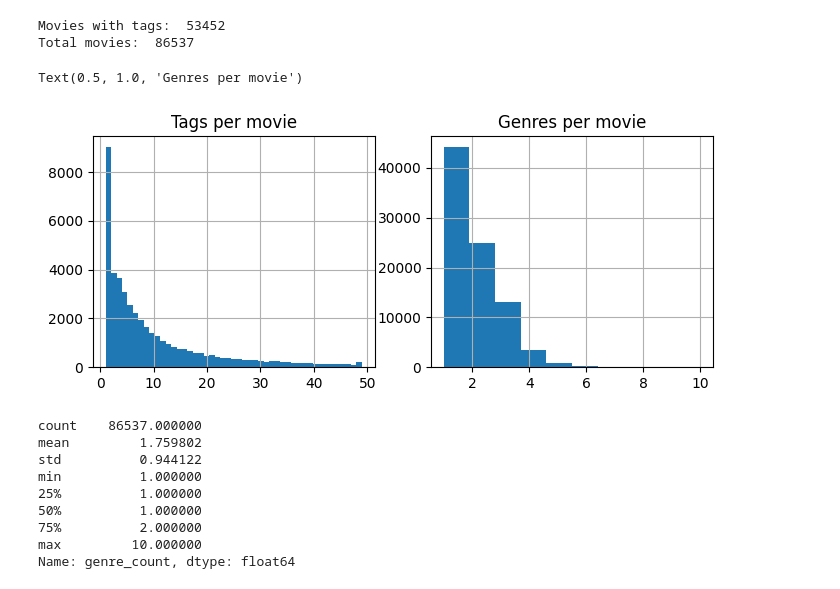
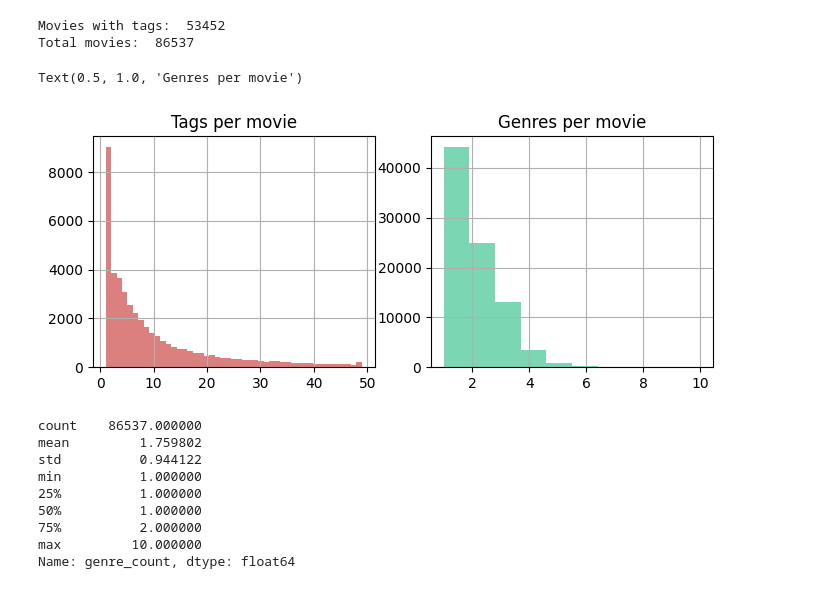
Before and after one commit to AdrianSSkog/Machine-learning, a Jupyter notebook: labb1/Rapport.ipynb, the cells around one changed output. Cells and saved outputs as stored; diff of their text form; code cells hidden in the pictures.

```diff
--- a/labb1/Rapport.ipynb
+++ b/labb1/Rapport.ipynb
@@ -34,21 +34,21 @@ Total movies:  86537
 # %%
 import matplotlib.pyplot as plt
 
 tags_grouped["tag_count"] = tags_grouped["tag"].str.split().str.len()
 movieTags = movieDF.merge(tags_grouped, on="movieId", how="left")
 
 movieDF["genre_count"] = movieDF["genres"].str.split("|").str.len()
 
 fig, ax = plt.subplots(1, 2, figsize=(8, 3))
 
-movieTags[movieTags["tag_count"] < 50]["tag_count"].hist(bins=47, ax=ax[0])
-movieDF["genre_count"].hist(bins=10, ax=ax[1])
+movieTags[movieTags["tag_count"] < 50]["tag_count"].hist(bins=47, ax=ax[0], color="#DB7F7F")
+movieDF["genre_count"].hist(bins=10, ax=ax[1], color="#7AD6B3")
 
 ax[0].set_title("Tags per movie")
 ax[1].set_title("Genres per movie")
 # %% [output]
 Text(0.5, 1.0, 'Genres per movie')
-[figure, old version]
+[figure, new version]
 # %%
 movieDF["genre_count"].describe()
 # %% [output]
```
Also changed, not shown: parts of 2 cells of this notebook.
